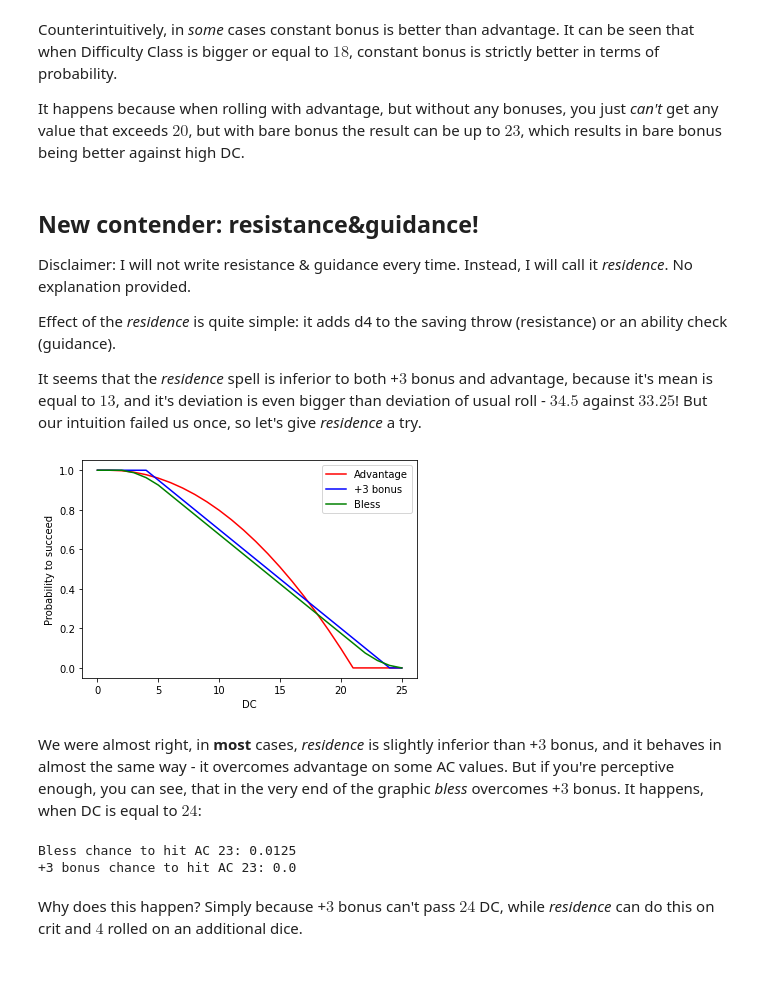
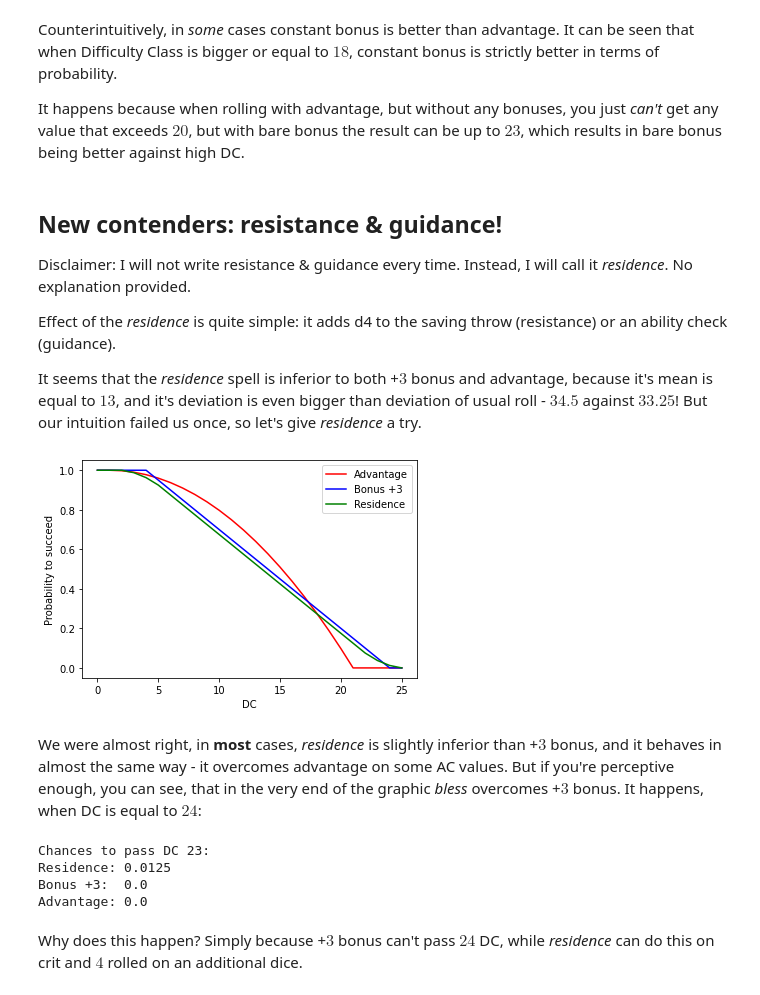
Before and after one commit to Covariance/DnD-math-basics, a Jupyter notebook: advantage.ipynb, the cells around one changed output. Drawn from its saved outputs; the diff is of its cells as text; code cells hidden in the pictures.

```diff
--- a/advantage.ipynb
+++ b/advantage.ipynb
@@ -62,0 +56,13 @@ plt.show()
+# %%
+# We consider all possible DCs from 0 to 25
+DCs = arange(26)
+
+# dc_pass[name] contains list of probabilities for the {name} method to succeed
+# on the saving throw with DC corresponding to an index
+dc_pass: Dict[str, Array] = {}
+
+# This method calculates the dc_pass value for the specified method by simply
+# checking whether each one of the outcomes would succeed and taking mean
+# of resulting array of 0s and 1s, resulting in probability of success.
+def calculate_dc_pass_for_method(method: str):
+    dc_pass[method] = array([(outcomes[method] >= DC).mean() for DC in DCs])
@@ -65,7 +83,7 @@ plt.show()
 
 It happens because when rolling with advantage, but without any bonuses, you just *can't* get any value that exceeds $20$, but with bare bonus the result can be up to $23$, which results in bare bonus being better against high DC.
 # %% [markdown]
-## New contender: resistance&guidance!
+## New contenders: resistance & guidance!
 Disclaimer: I will not write resistance & guidance every time. Instead, I will call it *residence*. No explanation provided.
 
 Effect of the *residence* is quite simple: it adds d4 to the saving throw (resistance) or an ability check (guidance).
@@ -74,31 +101,27 @@ It seems that the *residence* spell is inferior to both +$3$ bonus and advantage
 # %%
-res_dc_pass = []
-
-for DC in range(26):
-    res_cnt = 0.
-    for i in range(1, 21):
-        for j in range(1, 5):
-            if passes(DC, i, j):
-                res_cnt += 1
-    res_dc_pass.append(res_cnt / 80)
-
-plt.plot(adv_dc_pass, 'r', label='Advantage')
-plt.plot(bn3_dc_pass, 'b', label='+3 bonus')
-plt.plot(res_dc_pass, 'g', label='Bless')
+plt.plot(dc_pass['advantage'], 'r', label='Advantage')
+plt.plot(dc_pass['+3'],        'b', label='Bonus +3')
+plt.plot(dc_pass['residence'], 'g', label='Residence')
 plt.ylabel("Probability to succeed")
 plt.xlabel("DC")
 plt.legend()
 plt.show()
 # %% [output]
-[figure, old version]
+[figure, new version]
 # %% [markdown]
 We were almost right, in **most** cases, *residence* is slightly inferior than +$3$ bonus, and it behaves in almost the same way - it overcomes advantage on some AC values. But if you're perceptive enough, you can see, that in the very end of the graphic *bless* overcomes +$3$ bonus. It happens, when DC is equal to $24$:
-# %%
-print("Bless chance to hit AC 23: " + str(res_dc_pass[24]))
-print("+3 bonus chance to hit AC 23: " + str(bn3_dc_pass[24]))
-# %% [output]
-Bless chance to hit AC 23: 0.0125
-+3 bonus chance to hit AC 23: 0.0
+# %%
+print(f'''
+Chances to pass DC 23:
+Residence: {dc_pass['residence'][24]}
+Bonus +3:  {dc_pass['+3'][24]}
+Advantage: {dc_pass['advantage'][24]}
+''')
+# %% [output]
+Chances to pass DC 23:
+Residence: 0.0125
+Bonus +3:  0.0
+Advantage: 0.0
 # %% [markdown]
 Why does this happen? Simply because +$3$ bonus can't pass $24$ DC, while *residence* can do this on crit and $4$ rolled on an additional dice.
 # %% [markdown]
```
Also changed, not shown: parts of 31 cells of this notebook.
